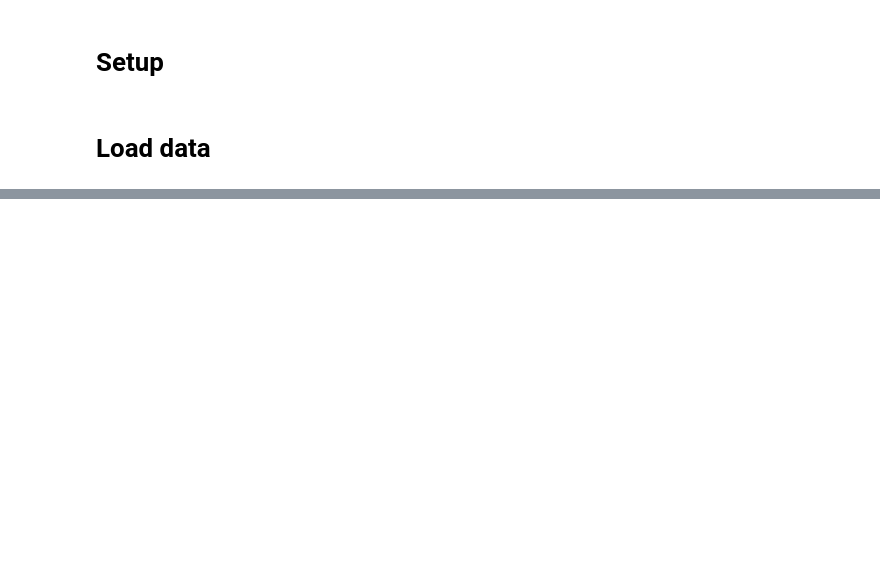
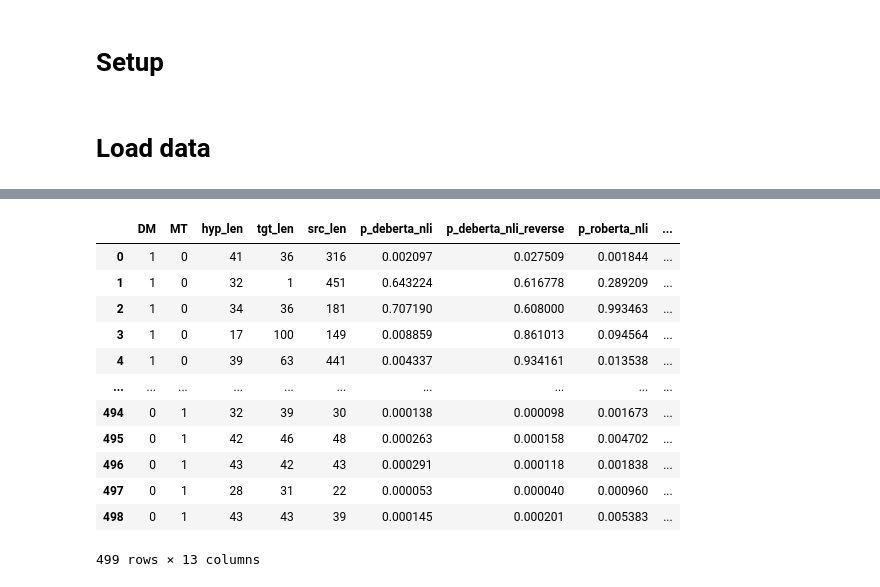
Before and after one commit to ivan-kud/semeval-2024-shroom, a Jupyter notebook: ensemble.ipynb, the cells around one changed output, grey strips where cells are left out. Cells and saved outputs as stored; diff of their text form; code cells hidden in the pictures; blank space fills up the shorter version.

Commit message:
test ensemble without catboost classifier. correct readme

```diff
--- a/ensemble.ipynb
+++ b/ensemble.ipynb
@@ -80,2 +16,20 @@ assert TASK in ['model-agnostic', 'model-aware', 'both'], 'Wrong task'
+# %%
+INPUT_DATA_PATH = './data/'
+OUTPUT_DATA_PATH = './output/'
+SUBMISSION_PATH = './output/catboost/test/'
+MODELS = [
+    'deberta_nli',
+    'deberta_nli_reverse',
+    'roberta_nli',
+    'roberta_nli_reverse',
+    't5_nli',
+    't5_nli_reverse',
+    'st_roberta_nli',
+    'openchat',
+    ]
+
+RANDOM_SEED = 424242
+
+Path(SUBMISSION_PATH).mkdir(parents=True, exist_ok=True)
 # %% [markdown]
 # Load data
@@ -95,0 +147,23 @@ df_valid_agnostic.drop(columns=['model'], inplace=True)
+# %%
+# Concatenate dataframes by columns
+X_ = {}
+X_['val-agnostic'] = pd.concat(X['val-agnostic'], axis=1)
+X_['val-aware'] = pd.concat(X['val-aware'], axis=1)
+X_['test-agnostic'] = pd.concat(X['test-agnostic'], axis=1)
+X_['test-aware'] = pd.concat(X['test-aware'], axis=1)
+X = X_
+
+# For X: drop columns with 'label' feature
+for df_name in X:
+    for column in X[df_name].columns:
+        if column.startswith('label'):
+            X[df_name].drop(columns=column, inplace=True)
+
+# Print dataframe names
+print('For X data:')
+for df_name in X:
+    print('\t', df_name)
+print()
+print('For y data:')
+for df_name in y:
+    print('\t', df_name)
@@ -95,0 +180,16 @@ df_valid_agnostic.drop(columns=['model'], inplace=True)
+# %%
+X_['val-agnostic']
+# %% [output]
+|  | DM | MT | hyp_len | tgt_len | src_len | p_deberta_nli | p_deberta_nli_reverse | p_roberta_nli | ... |
+| 0 | 1 | 0 | 41 | 36 | 316 | 0.002097 | 0.027509 | 0.001844 | ... |
+| 1 | 1 | 0 | 32 | 1 | 451 | 0.643224 | 0.616778 | 0.289209 | ... |
+| 2 | 1 | 0 | 34 | 36 | 181 | 0.707190 | 0.608000 | 0.993463 | ... |
+| 3 | 1 | 0 | 17 | 100 | 149 | 0.008859 | 0.861013 | 0.094564 | ... |
+| 4 | 1 | 0 | 39 | 63 | 441 | 0.004337 | 0.934161 | 0.013538 | ... |
+| ... | ... | ... | ... | ... | ... | ... | ... | ... | ... |
+| 494 | 0 | 1 | 32 | 39 | 30 | 0.000138 | 0.000098 | 0.001673 | ... |
+| 495 | 0 | 1 | 42 | 46 | 48 | 0.000263 | 0.000158 | 0.004702 | ... |
+| 496 | 0 | 1 | 43 | 42 | 43 | 0.000291 | 0.000118 | 0.001838 | ... |
+| 497 | 0 | 1 | 28 | 31 | 22 | 0.000053 | 0.000040 | 0.000960 | ... |
+| 498 | 0 | 1 | 43 | 43 | 39 | 0.000145 | 0.000201 | 0.005383 | ... |
+499 rows × 13 columns
```
Also changed, not shown: parts of 37 cells of this notebook, 12 other files.
